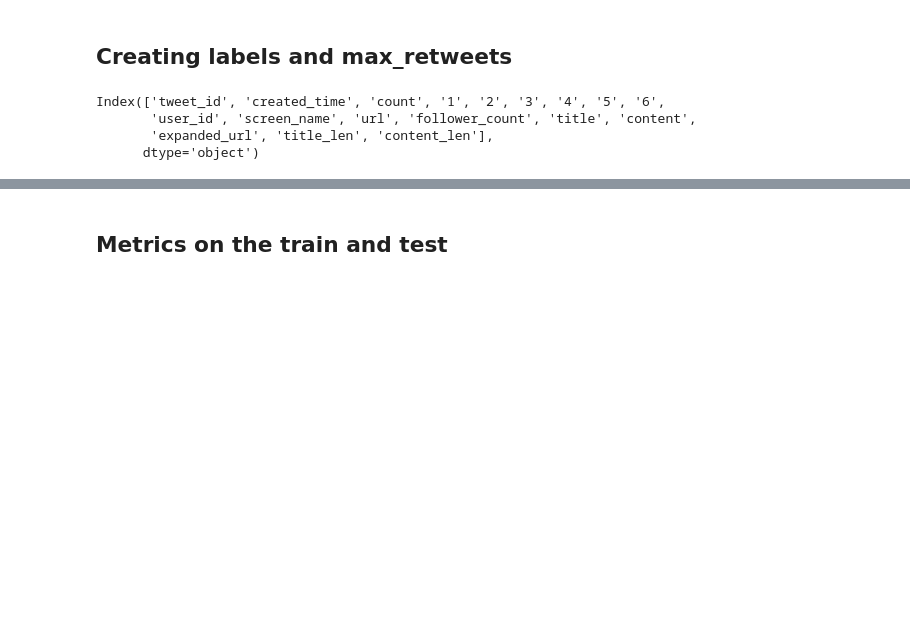
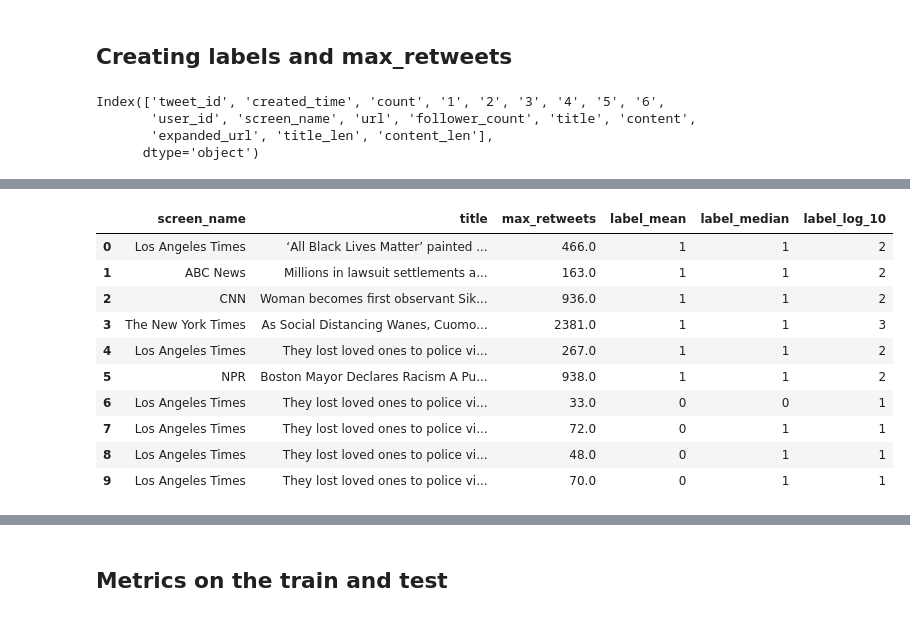
Before and after one commit to raaahulss/project_viralnews, a Jupyter notebook: model/Shallow Learning/Dataset_prep.ipynb, the cells around one changed output, grey strips where cells are left out. Cells and saved outputs as stored; diff of their text form; code cells hidden in the pictures; blank space fills up the shorter version.

```diff
--- a/model/Shallow Learning/Dataset_prep.ipynb
+++ b/model/Shallow Learning/Dataset_prep.ipynb
@@ -22,0 +36,22 @@ df['max_retweets']= df[actual_cols].max(axis=1)
+# %%
+mean_dataset = round(df['max_retweets'].mean())
+df['label_mean'] = 0
+df.loc[df['max_retweets']>=mean_dataset,'label_mean'] = 1
+
+median_dataset = round(df['max_retweets'].median())
+df['label_median'] = 0
+df.loc[df['max_retweets']>=median_dataset,'label_median'] = 1
+
+df[['screen_name', 'title', 'max_retweets', 'label_mean', 'label_median','label_log_10']].head(10)
+# %% [output]
+|  | screen_name | title | max_retweets | label_mean | label_median | label_log_10 |
+| 0 | Los Angeles Times | ‘All Black Lives Matter’ painted ... | 466.0 | 1 | 1 | 2 |
+| 1 | ABC News | Millions in lawsuit settlements a... | 163.0 | 1 | 1 | 2 |
+| 2 | CNN | Woman becomes first observant Sik... | 936.0 | 1 | 1 | 2 |
+| 3 | The New York Times | As Social Distancing Wanes, Cuomo... | 2381.0 | 1 | 1 | 3 |
+| 4 | Los Angeles Times | They lost loved ones to police vi... | 267.0 | 1 | 1 | 2 |
+| 5 | NPR | Boston Mayor Declares Racism A Pu... | 938.0 | 1 | 1 | 2 |
+| 6 | Los Angeles Times | They lost loved ones to police vi... | 33.0 | 0 | 0 | 1 |
+| 7 | Los Angeles Times | They lost loved ones to police vi... | 72.0 | 0 | 1 | 1 |
+| 8 | Los Angeles Times | They lost loved ones to police vi... | 48.0 | 0 | 1 | 1 |
+| 9 | Los Angeles Times | They lost loved ones to police vi... | 70.0 | 0 | 1 | 1 |
```
Also changed, not shown: parts of 21 cells of this notebook, 2 other files.
